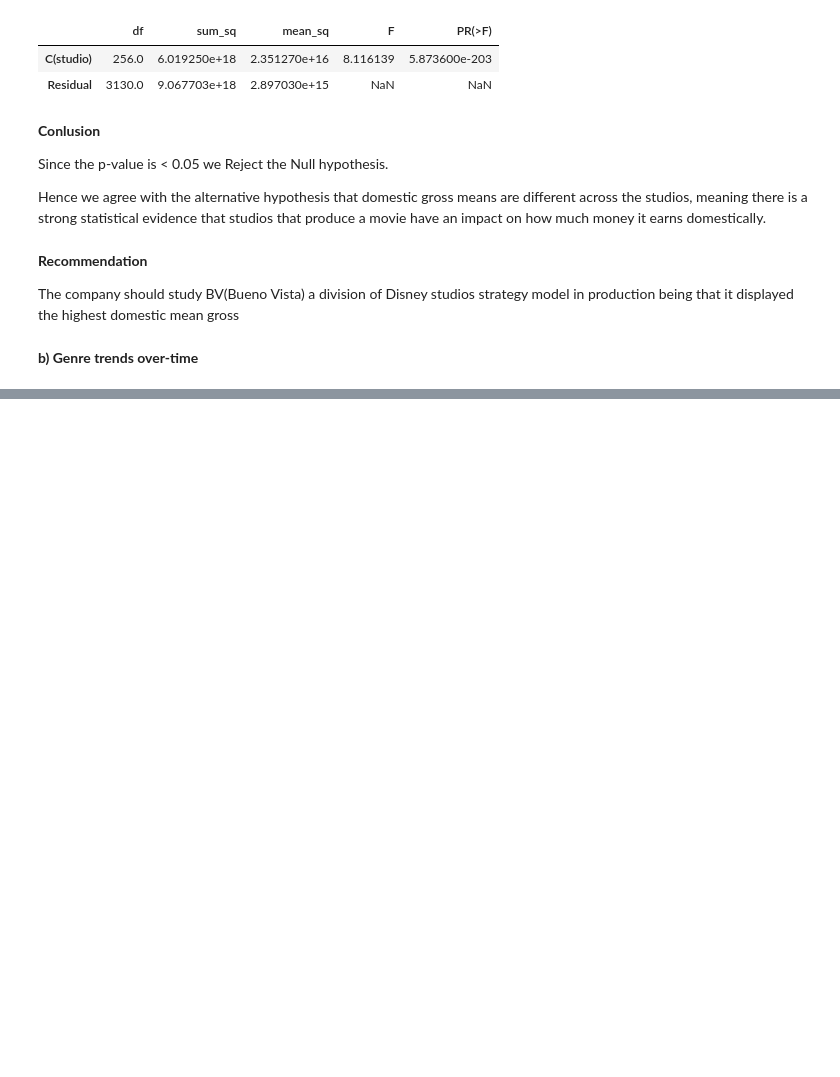
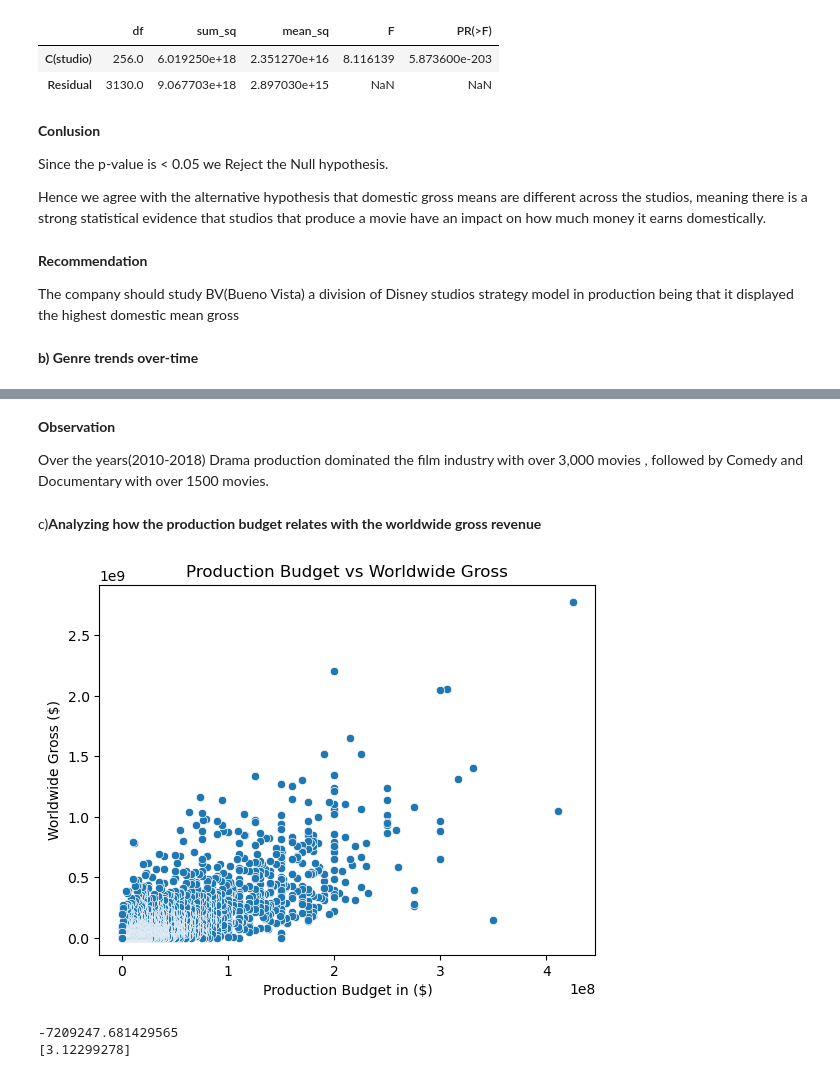
Before and after one commit to Meshack7468/PROJECT-2, a Jupyter notebook: index.ipynb, the cells around one changed output, grey strips where cells are left out. Saved outputs shown, nothing was run; the diff lists cells and outputs as text; code cells hidden in the pictures; blank space fills up the shorter version.

```diff
--- a/index.ipynb
+++ b/index.ipynb
@@ -61,3 +70,6 @@ movie_gross_df.head(7)
 | 4 | Shrek Forever After | P/DW | 238700000.0 | 513900000 | 2010 |
 | 5 | The Twilight Saga: Eclipse | Sum. | 300500000.0 | 398000000 | 2010 |
 | 6 | Iron Man 2 | Par. | 312400000.0 | 311500000 | 2010 |
+# %%
+movie_budget_df = pd.read_csv("./Data/tn.movie_budgets.csv.gz")
+movie_budget_df.head(7)
@@ -204,0 +231,5 @@ Data cleaning in *movie_gross* table
+# %%
+#cleaning by removing the $ and comma then converting values from strings to numbers/float
+movie_budget_df["production_budget"]=movie_budget_df["production_budget"].astype(str).str.replace("$", "", regex=False).str.replace(",", "").astype(float)
+movie_budget_df["domestic_gross"]=movie_budget_df["domestic_gross"].astype(str).str.replace("$", "", regex=False).str.replace(",", "").astype(float)
+movie_budget_df["worldwide_gross"]=movie_budget_df["worldwide_gross"].astype(str).str.replace("$", "", regex=False).str.replace(",", "").astype(float)
@@ -361,0 +406,15 @@ plt.show()
+# %% [markdown]
+**Observation**
+
+Over the years(2010-2018) Drama production dominated the film industry with over 3,000 movies , followed by Comedy and Documentary
+with over 1500 movies.
+# %% [markdown]
+c)**Analyzing how the production budget relates with the worldwide gross revenue**
+# %%
+sns.scatterplot(data=movie_budget_df, x="production_budget", y="worldwide_gross")
+plt.title("Production Budget vs Worldwide Gross")
+plt.xlabel("Production Budget in ($)")
+plt.ylabel("Worldwide Gross ($)")
+plt.show()
+# %% [output]
+[figure, added]
@@ -361,0 +428,16 @@ plt.show()
+# %%
+# building the model
+from sklearn.linear_model import LinearRegression
+# creating the model
+model = LinearRegression()
+# fiting the model using train data
+model.fit(budget_train, gross_train)
+
+#display the intercept (Bias)
+print(model.intercept_)
+
+#display the slope (coefficient)
+print(model.coef_)
+# %% [output]
+-7209247.681429565
+[3.12299278]
```
Also changed, not shown: parts of 36 cells of this notebook.
